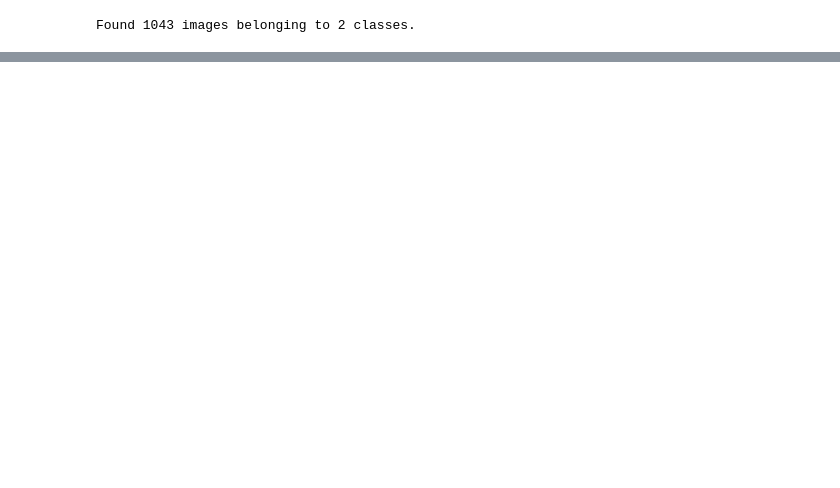
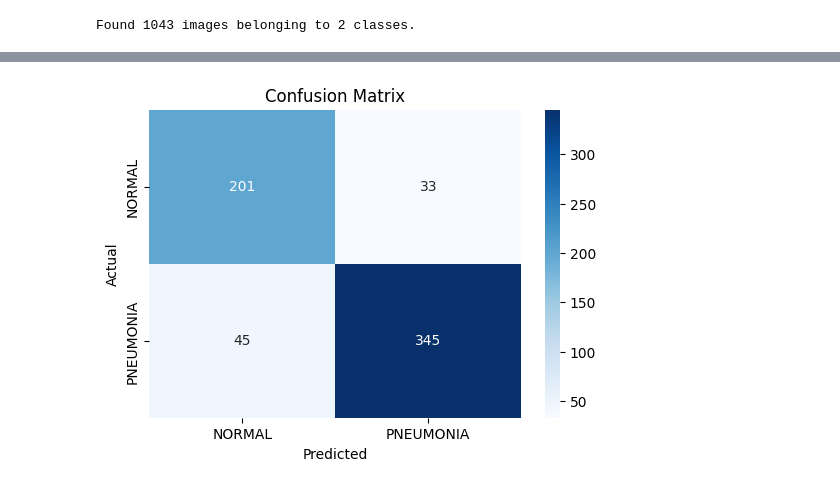
Before and after one commit to Zainab-Nahhal1/chest-xray-classification, a Jupyter notebook: disease-xray.ipynb, the cells around one changed output, grey strips where cells are left out. Cells and saved outputs as stored; diff of their text form; code cells hidden in the pictures; blank space fills up the shorter version.

```diff
--- a/disease-xray.ipynb
+++ b/disease-xray.ipynb
@@ -191,7 +215,8 @@ EPOCHS = 10
 history = model.fit(
     train_generator,
     validation_data=validation_generator,
-    epochs=EPOCHS
+    epochs=EPOCHS,
+    class_weight=class_weights
 )
 # %% [output]
 Epoch 1/10
@@ -223,0 +268,3 @@ print(f"Validation Loss: {val_loss:.4f}")
+# %%
+y_pred = (model.predict(test_generator) > 0.5).astype("int32")
+y_true = test_generator.classes
@@ -224,3 +273,4 @@ print(f"Validation Loss: {val_loss:.4f}")
 # %%
-Y_pred = model.predict(validation_generator)
-y_pred = np.where(Y_pred > 0.5, 1, 0)
+class_names = list(test_generator.class_indices.keys())
+print("\nClassification Report:")
+print(classification_report(y_true, y_pred, target_names=class_names))
@@ -227,5 +286,0 @@ y_pred = np.where(Y_pred > 0.5, 1, 0)
-# %%
-y_true = validation_generator.classes
-
-# Class labels
-class_labels = list(validation_generator.class_indices.keys())
@@ -266,0 +287,11 @@ plt.show()
+# %%
+
+cm = confusion_matrix(y_true, y_pred)
+plt.figure(figsize=(6,4))
+sns.heatmap(cm, annot=True, fmt='d', cmap='Blues', xticklabels=class_names, yticklabels=class_names)
+plt.title("Confusion Matrix")
+plt.xlabel("Predicted")
+plt.ylabel("Actual")
+plt.show()
+# %% [output]
+[figure, added]
```
Also changed, not shown: parts of 30 cells of this notebook.
